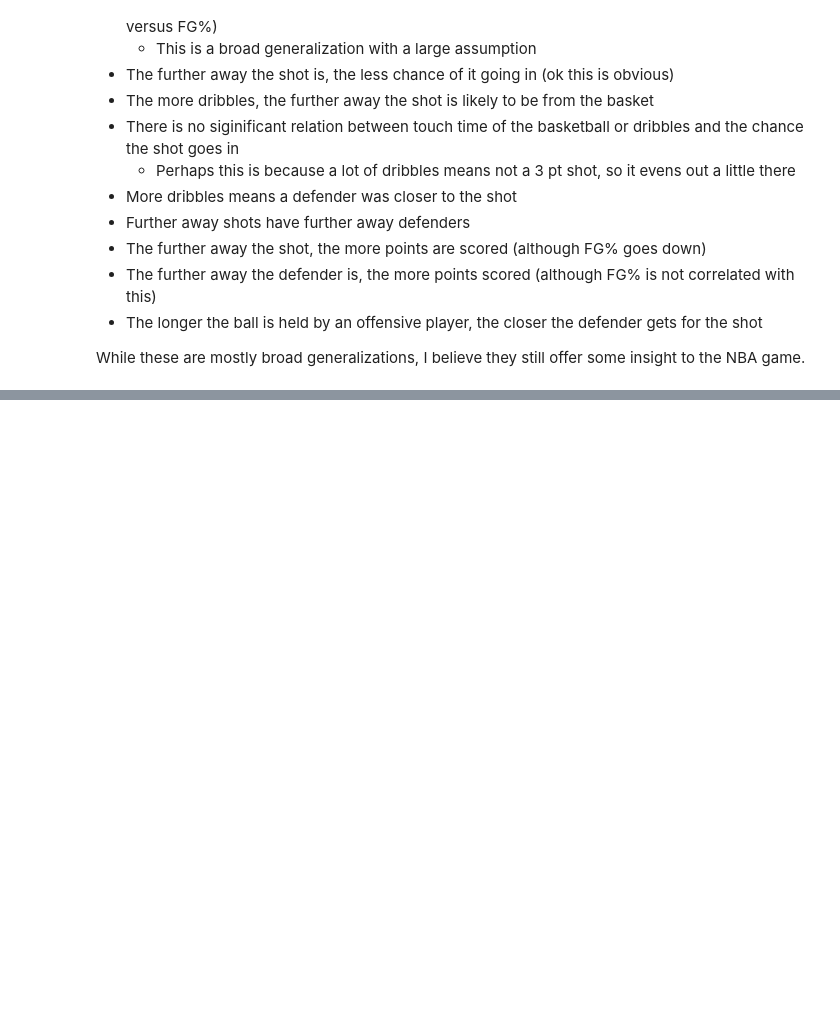
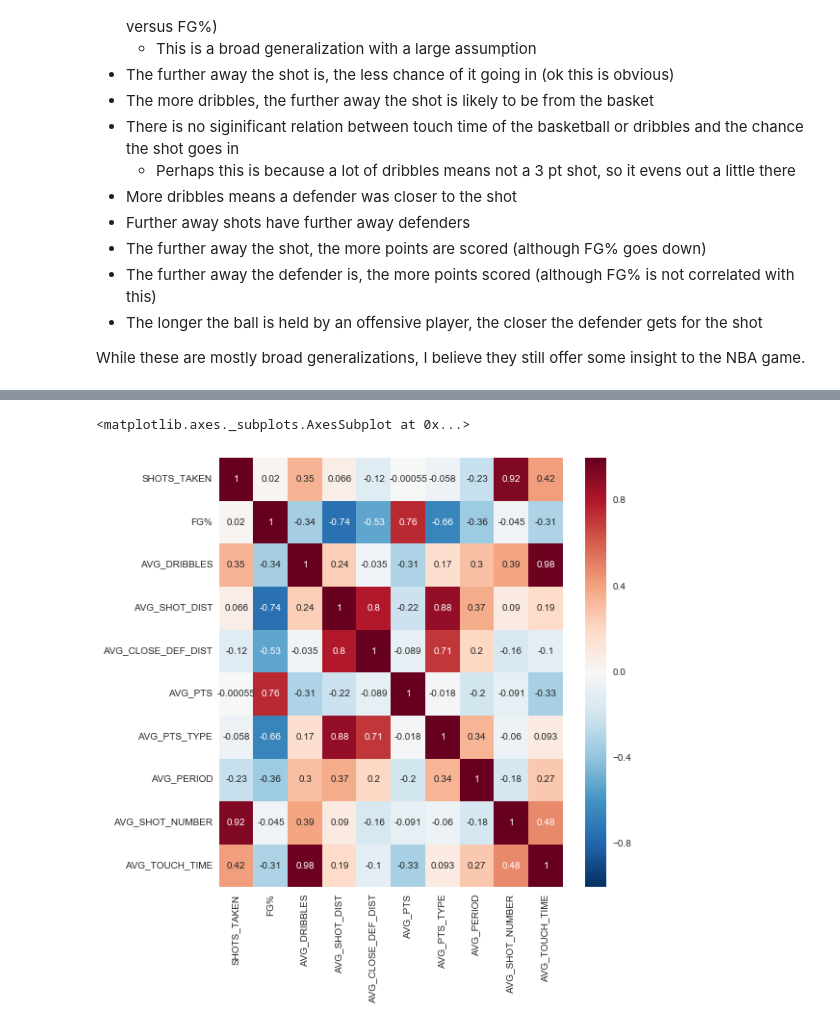
Before and after one commit to jpatdalton/kaggle, a Jupyter notebook: NBA Shot Log Exploration.ipynb, the cells around one changed output, grey strips where cells are left out. Drawn from its saved outputs; the diff is of its cells as text; code cells hidden in the pictures; blank space fills up the shorter version.

```diff
--- a/NBA Shot Log Exploration.ipynb
+++ b/NBA Shot Log Exploration.ipynb
@@ -204,0 +205,16 @@ While these are mostly broad generalizations, I believe they still offer some in
+# %%
+t_df = shots_ds.groupby('player_id').sum()[['DRIBBLES', 'TOUCH_TIME', 'SHOT_DIST', 'CLOSE_DEF_DIST', 'FGM', 'PTS', 'PTS_TYPE', 'PERIOD', 'SHOT_NUMBER']]
+t_df.reset_index(level=0, inplace=True)
+t_df.rename(columns={'FGM':'SHOTS_MADE'}, inplace=True)
+shooter_df = shooter_df.merge(t_df, on='player_id')
+# %%
+# Calculate column percentages
+shooter_df['FG%'] = shooter_df['SHOTS_MADE']/shooter_df['SHOTS_TAKEN']
+shooter_df['AVG_DRIBBLES'] = shooter_df['DRIBBLES']/shooter_df['SHOTS_TAKEN']
+shooter_df['AVG_SHOT_DIST'] = shooter_df['SHOT_DIST']/shooter_df['SHOTS_TAKEN']
+shooter_df['AVG_CLOSE_DEF_DIST'] = shooter_df['CLOSE_DEF_DIST']/shooter_df['SHOTS_TAKEN']
+shooter_df['AVG_PTS'] = shooter_df['PTS']/shooter_df['SHOTS_TAKEN']
+shooter_df['AVG_TOUCH_TIME'] = shooter_df['TOUCH_TIME']/shooter_df['SHOTS_TAKEN']
+shooter_df['AVG_PTS_TYPE'] = shooter_df['PTS_TYPE']/shooter_df['SHOTS_TAKEN']
+shooter_df['AVG_PERIOD'] = shooter_df['PERIOD']/shooter_df['SHOTS_TAKEN']
+shooter_df['AVG_SHOT_NUMBER'] = shooter_df['SHOT_NUMBER']/shooter_df['SHOTS_TAKEN']
@@ -204,0 +242,11 @@ While these are mostly broad generalizations, I believe they still offer some in
+# %%
+# Only take shooters with significant number of shots
+shooter_dfs = shooter_df[shooter_df.SHOTS_TAKEN > 200]
+# %%
+correlations = shooter_dfs[['SHOTS_TAKEN', 'FG%', 'AVG_DRIBBLES', 'AVG_SHOT_DIST', 'AVG_CLOSE_DEF_DIST', 'AVG_PTS', 'AVG_PTS_TYPE', 'AVG_PERIOD', 'AVG_SHOT_NUMBER', 'AVG_TOUCH_TIME']].corr()
+# %%
+plt.figure(figsize=(8,8))
+sns.heatmap(correlations, annot=True)
+# %% [output]
+<matplotlib.axes._subplots.AxesSubplot at 0x...>
+[figure, added]
```
Also changed, not shown: parts of 30 cells of this notebook.
